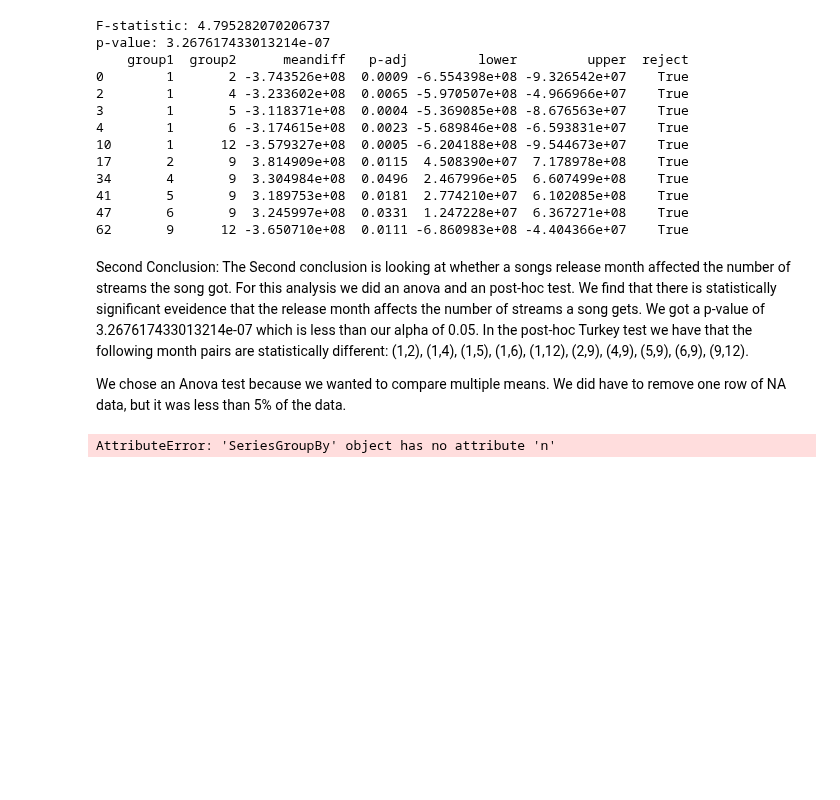
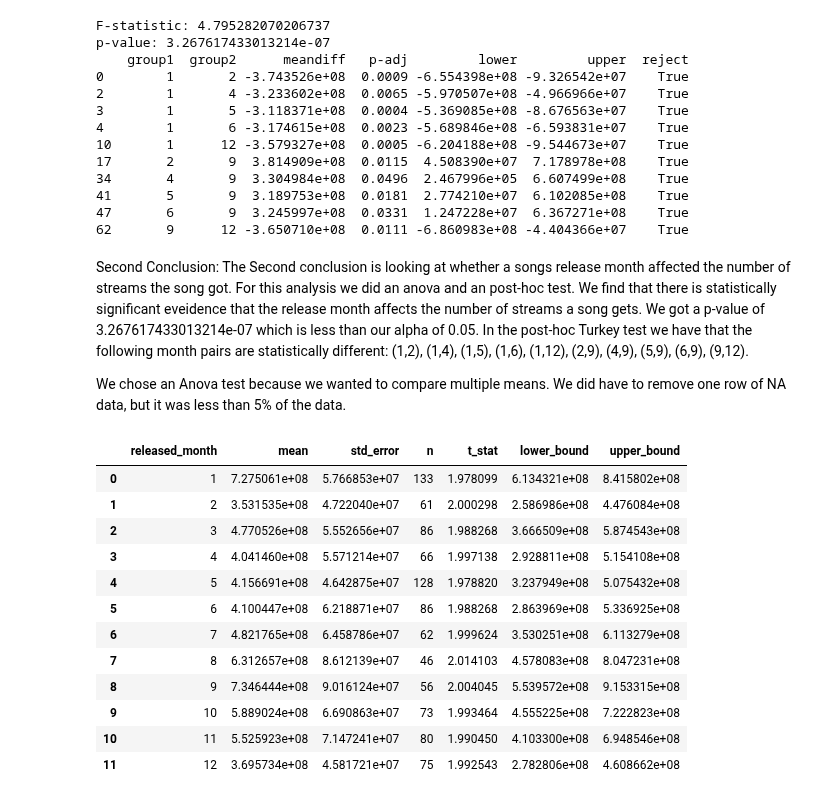
Before and after one commit to JoshuaHildebrand/CMSC320_Project, a Jupyter notebook: Project.ipynb, the cells around one changed output. Saved outputs shown, nothing was run; the diff lists cells and outputs as text; code cells hidden in the pictures; blank space fills up the shorter version.

```diff
--- a/Project.ipynb
+++ b/Project.ipynb
@@ -173,21 +173,37 @@ We chose an Anova test because we wanted to compare multiple means. We did have
 # %%
 # Trying to create confidence intervals for ANOVA test, showing confidence
 # intervals might be better than using boxplots since ANOVA tests means not
 # Medians.
 
 
 
-
 df_ANOVA = df[['streams','released_month']]
-
-n = len(df_ANOVA)
 
 t_statistic = stats.t.ppf(0.975, n-1)
 
 df_95conf = df_ANOVA.groupby('released_month')['streams'].mean().reset_index(name='mean')
 df_95conf['std_error'] = df_ANOVA.groupby('released_month')['streams'].sem().values
 
 
-df_95conf['n'] = df_ANOVA.groupby('released_month')['streams'].len()
+df_95conf['n'] = df_ANOVA.groupby('released_month').size().values
+
+df_95conf['t_stat'] = stats.t.ppf(0.975, df_95conf['n'] - 1)
+
+df_95conf['lower_bound'] = df_95conf['mean'] - df_95conf['t_stat'] * df_95conf['std_error']
+df_95conf['upper_bound'] = df_95conf['mean'] + df_95conf['t_stat'] * df_95conf['std_error']
+
+display(df_95conf)
 # %% [output]
-AttributeError: 'SeriesGroupBy' object has no attribute 'n'
+|  | released_month | mean | std_error | n | t_stat | lower_bound | upper_bound |
+| 0 | 1 | 7.275061e+08 | 5.766853e+07 | 133 | 1.978099 | 6.134321e+08 | 8.415802e+08 |
+| 1 | 2 | 3.531535e+08 | 4.722040e+07 | 61 | 2.000298 | 2.586986e+08 | 4.476084e+08 |
+| 2 | 3 | 4.770526e+08 | 5.552656e+07 | 86 | 1.988268 | 3.666509e+08 | 5.874543e+08 |
+| 3 | 4 | 4.041460e+08 | 5.571214e+07 | 66 | 1.997138 | 2.928811e+08 | 5.154108e+08 |
+| 4 | 5 | 4.156691e+08 | 4.642875e+07 | 128 | 1.978820 | 3.237949e+08 | 5.075432e+08 |
+| 5 | 6 | 4.100447e+08 | 6.218871e+07 | 86 | 1.988268 | 2.863969e+08 | 5.336925e+08 |
+| 6 | 7 | 4.821765e+08 | 6.458786e+07 | 62 | 1.999624 | 3.530251e+08 | 6.113279e+08 |
+| 7 | 8 | 6.312657e+08 | 8.612139e+07 | 46 | 2.014103 | 4.578083e+08 | 8.047231e+08 |
+| 8 | 9 | 7.346444e+08 | 9.016124e+07 | 56 | 2.004045 | 5.539572e+08 | 9.153315e+08 |
+| 9 | 10 | 5.889024e+08 | 6.690863e+07 | 73 | 1.993464 | 4.555225e+08 | 7.222823e+08 |
+| 10 | 11 | 5.525923e+08 | 7.147241e+07 | 80 | 1.990450 | 4.103300e+08 | 6.948546e+08 |
+| 11 | 12 | 3.695734e+08 | 4.581721e+07 | 75 | 1.992543 | 2.782806e+08 | 4.608662e+08 |
```
Also changed, not shown: parts of 1 cell of this notebook.
